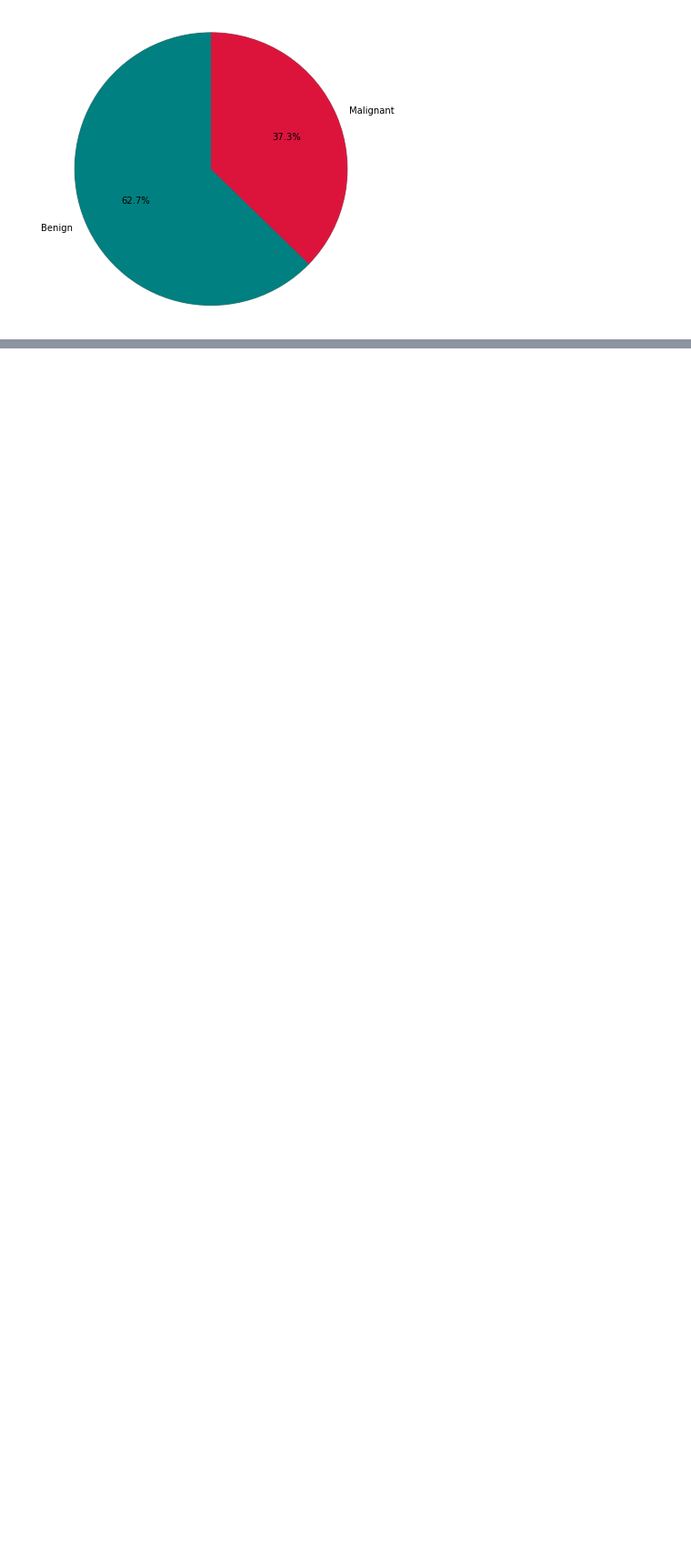
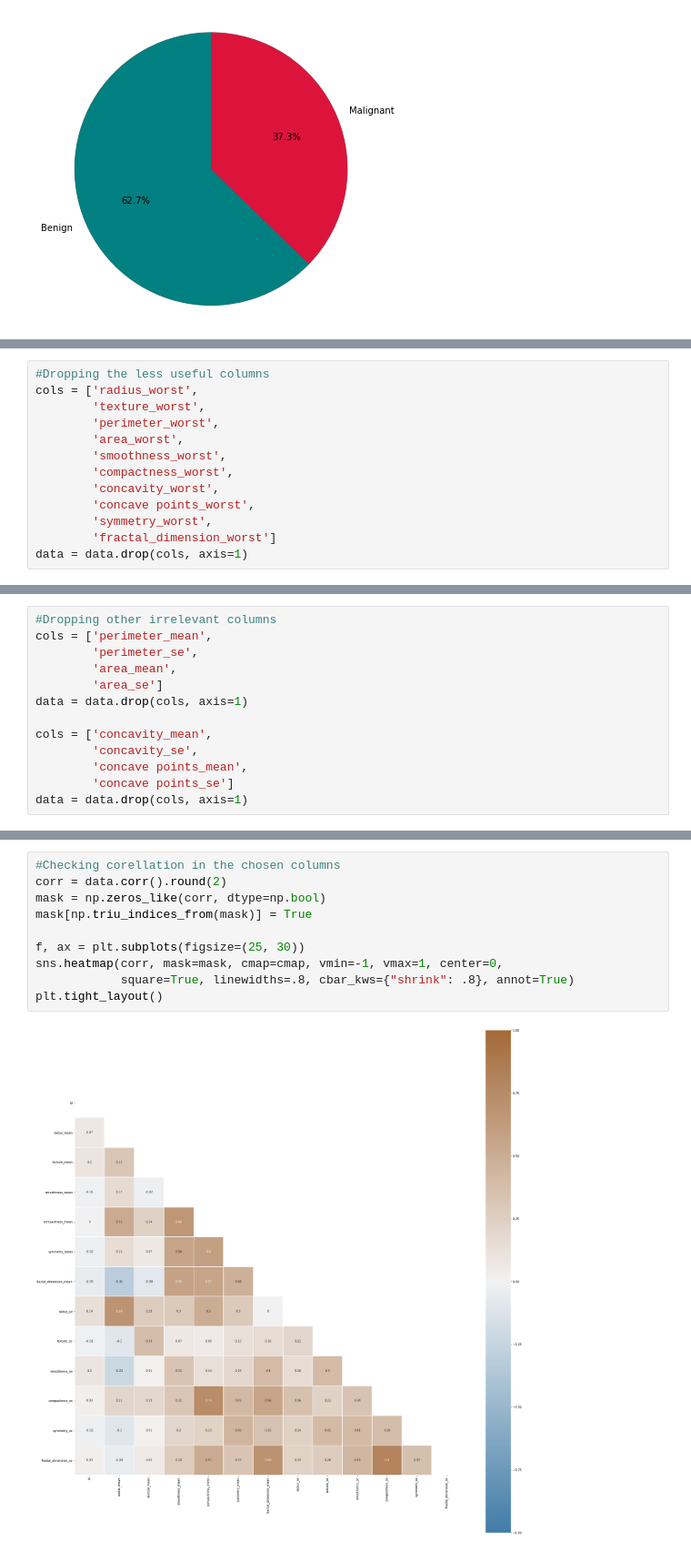
Before and after one commit to AbhishekDadwal11/Lab2, a Jupyter notebook: Lab2.ipynb, the cells around one changed output, grey strips where cells are left out. Shown at 91% size. Saved outputs shown, nothing was run; the diff lists cells and outputs as text; blank space fills up the shorter version.

```diff
--- a/Lab2.ipynb
+++ b/Lab2.ipynb
@@ -129,0 +154,13 @@ plt.show()
+# %%
+#Dropping the less useful columns
+cols = ['radius_worst',
+        'texture_worst',
+        'perimeter_worst',
+        'area_worst',
+        'smoothness_worst',
+        'compactness_worst',
+        'concavity_worst',
+        'concave points_worst',
+        'symmetry_worst',
+        'fractal_dimension_worst']
+data = data.drop(cols, axis=1)
@@ -129,0 +188,13 @@ plt.show()
+# %%
+#Dropping other irrelevant columns
+cols = ['perimeter_mean',
+        'perimeter_se',
+        'area_mean',
+        'area_se']
+data = data.drop(cols, axis=1)
+
+cols = ['concavity_mean',
+        'concavity_se',
+        'concave points_mean',
+        'concave points_se']
+data = data.drop(cols, axis=1)
@@ -129,0 +222,12 @@ plt.show()
+# %%
+#Checking corellation in the chosen columns
+corr = data.corr().round(2)
+mask = np.zeros_like(corr, dtype=np.bool)
+mask[np.triu_indices_from(mask)] = True
+
+f, ax = plt.subplots(figsize=(25, 30))
+sns.heatmap(corr, mask=mask, cmap=cmap, vmin=-1, vmax=1, center=0,
+            square=True, linewidths=.8, cbar_kws={"shrink": .8}, annot=True)
+plt.tight_layout()
+# %% [output]
+[figure, added]
```
Also changed, not shown: parts of 3 cells of this notebook.
